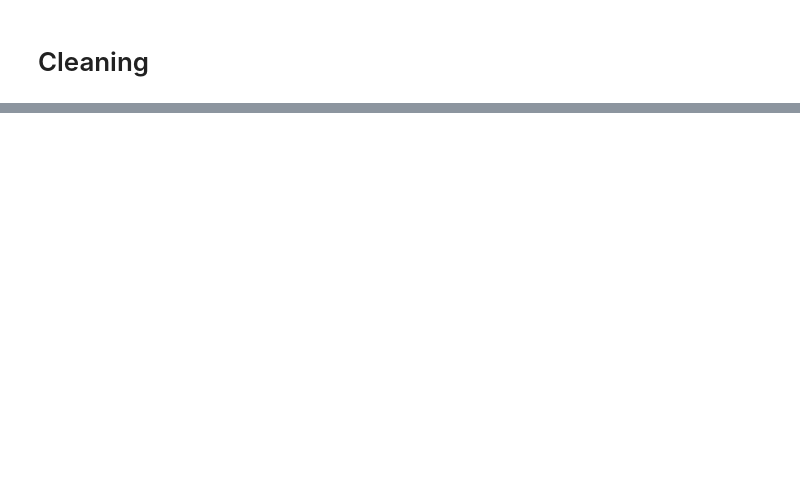
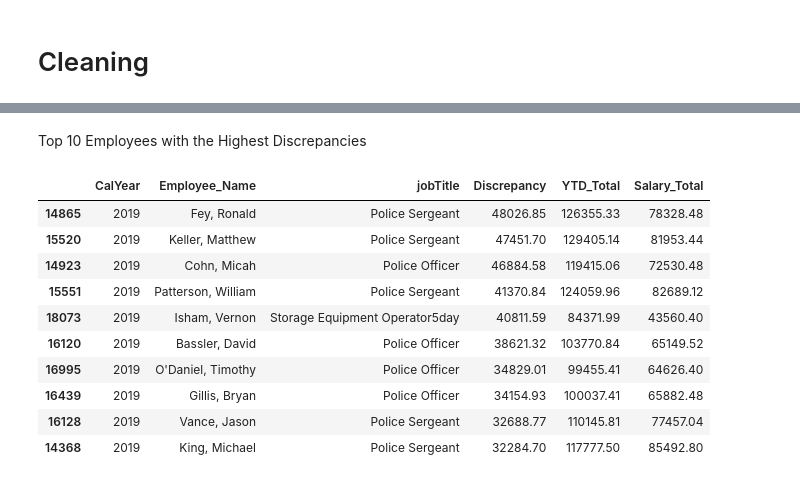
Before and after one commit to matt-harvey-data/Louisville_stats, a Jupyter notebook: ml.ipynb, the cells around one changed output, grey strips where cells are left out. Cells and saved outputs as stored; diff of their text form; code cells hidden in the pictures; blank space fills up the shorter version.

```diff
--- a/ml.ipynb
+++ b/ml.ipynb
@@ -60,0 +114,9 @@ final_salary
+# %%
+cols_to_drop = ['Regular_Rate', 'Overtime_Rate', 'Other', 'ObjectId']
+indv = indv.drop(columns=cols_to_drop)
+indv['Salary_Total'] = indv['Annual_Rate'] + indv['Incentive_Allowance']
+final_drop = ['Annual_Rate', 'Incentive_Allowance']
+indv = indv.drop(columns=final_drop)
+indv = indv.fillna(0)
+indv['Department'] = indv['Department'].replace('Louisville Metro Police', 'Louisville Metro Police Department')
+indv = indv[indv['CalYear'] != 2024].copy()
@@ -60,0 +125,6 @@ final_salary
+# %%
+indv = indv[indv['Department'] == 'Louisville Metro Police Department'].copy()
+# indv.head(2)
+# %%
+indv['Discrepancy'] = indv['YTD_Total'] - indv['Salary_Total']
+indv['Discrepancy_Ratio'] = indv['Discrepancy'] / indv['Salary_Total']
@@ -60,0 +137,28 @@ final_salary
+# %% [markdown]
+Top 10 Employees with the Highest Discrepancies
+# %%
+def top_10_discrepancy(indv, enter_year):
+    # Filter the DataFrame for the given year
+    indv_year = indv[indv['CalYear'] == enter_year]
+
+    # Sort by 'Discrepancy' in descending order to get the top 10 employees
+    top_10_employees = indv_year.sort_values(by='Discrepancy', ascending=False).head(10)
+
+    # Return the top 10 employees with their discrepancies
+    return top_10_employees[['CalYear', 'Employee_Name', 'jobTitle', 'Discrepancy', 'YTD_Total', 'Salary_Total']]
+# %%
+# Example usage:
+top_emp_dis_2019 = top_10_discrepancy(indv, 2019)
+top_emp_dis_2019
+# %% [output]
+|  | CalYear | Employee_Name | jobTitle | Discrepancy | YTD_Total | Salary_Total |
+| 14865 | 2019 | Fey, Ronald | Police Sergeant | 48026.85 | 126355.33 | 78328.48 |
+| 15520 | 2019 | Keller, Matthew | Police Sergeant | 47451.70 | 129405.14 | 81953.44 |
+| 14923 | 2019 | Cohn, Micah | Police Officer | 46884.58 | 119415.06 | 72530.48 |
+| 15551 | 2019 | Patterson, William | Police Sergeant | 41370.84 | 124059.96 | 82689.12 |
+| 18073 | 2019 | Isham, Vernon | Storage Equipment Operator5day | 40811.59 | 84371.99 | 43560.40 |
+| 16120 | 2019 | Bassler, David | Police Officer | 38621.32 | 103770.84 | 65149.52 |
+| 16995 | 2019 | O'Daniel, Timothy | Police Officer | 34829.01 | 99455.41 | 64626.40 |
+| 16439 | 2019 | Gillis, Bryan | Police Officer | 34154.93 | 100037.41 | 65882.48 |
+| 16128 | 2019 | Vance, Jason | Police Sergeant | 32688.77 | 110145.81 | 77457.04 |
+| 14368 | 2019 | King, Michael | Police Sergeant | 32284.70 | 117777.50 | 85492.80 |
```
Also changed, not shown: parts of 29 cells of this notebook, 1 other file.
